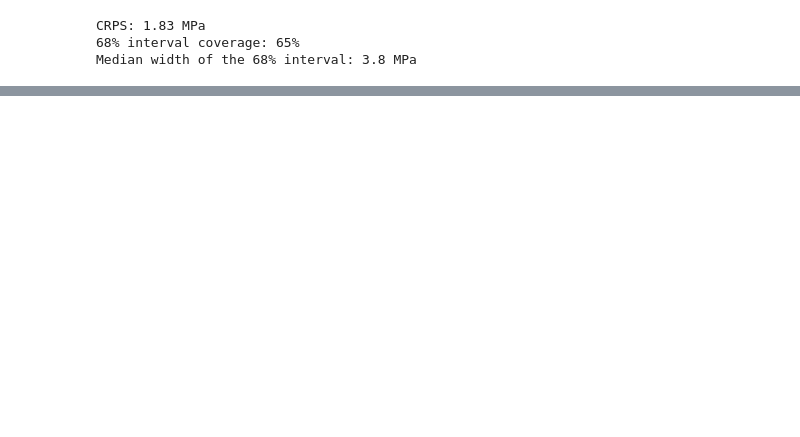
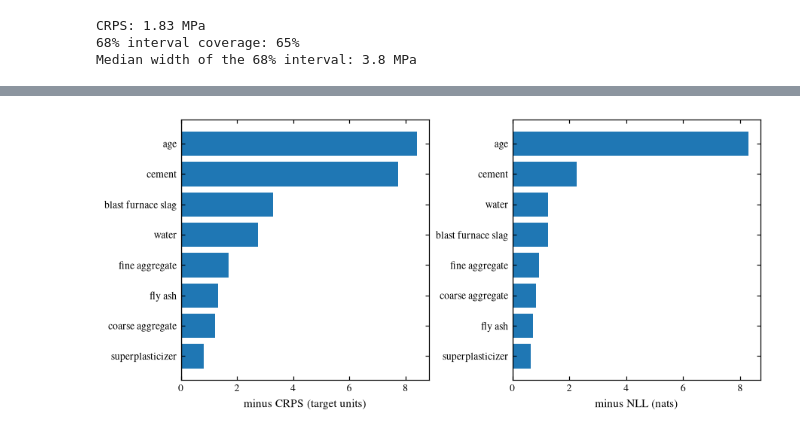
Before and after one commit to biprateep/lazy-tfm, a Jupyter notebook: feature_importance.ipynb, the cells around one changed output, grey strips where cells are left out. Drawn from its saved outputs; the diff is of its cells as text; code cells hidden in the pictures; blank space fills up the shorter version.

Commit message:
Re-execute feature_importance at main da1baf4 (6e0aa74)
Co-Authored-By: Claude Opus 5.5 <noreply@anthropic.com>

```diff
--- a/feature_importance.ipynb
+++ b/feature_importance.ipynb
@@ -152,16 +93,0 @@ shuffles.
-# %%
-order = importances["Distribution (CRPS)"]["mean"].sort_values().index
-positions = np.arange(len(order))
-fig, ax = plt.subplots(figsize=(6.4, 4.2))
-for offset, (label, table) in zip([-0.2, 0.2], importances.items()):
-    ax.barh(
-        positions + offset,
-        table.loc[order, "mean"],
-        height=0.4,
-        xerr=table.loc[order, "std"],
-        label=label,
-    )
-ax.set_yticks(positions, [name.replace("_", " ") for name in order])
-ax.set_xlabel("Increase in error when shuffled (MPa)")
-ax.legend(loc="lower right")
-fig.tight_layout()
@@ -295,0 +109,9 @@ rows or fewer SHAP evaluations keep the cost down.
+# %%
+permutation = interp.explain(
+    model,
+    X_test,
+    y_test,
+    method="permutation",
+    random_state=SEED,
+)
+permutation.importance().round(3)
@@ -295,0 +136,6 @@ rows or fewer SHAP evaluations keep the cost down.
+# %%
+fig, axes = plt.subplots(1, 2, figsize=(8.0, 3.6), layout="constrained")
+for ax, statistic in zip(axes, ["crps", "nll"], strict=True):
+    permutation.plot(statistic, ax=ax)
+# %% [output]
+[figure, added]
```
Also changed, not shown: parts of 48 cells of this notebook, 1 other file.
